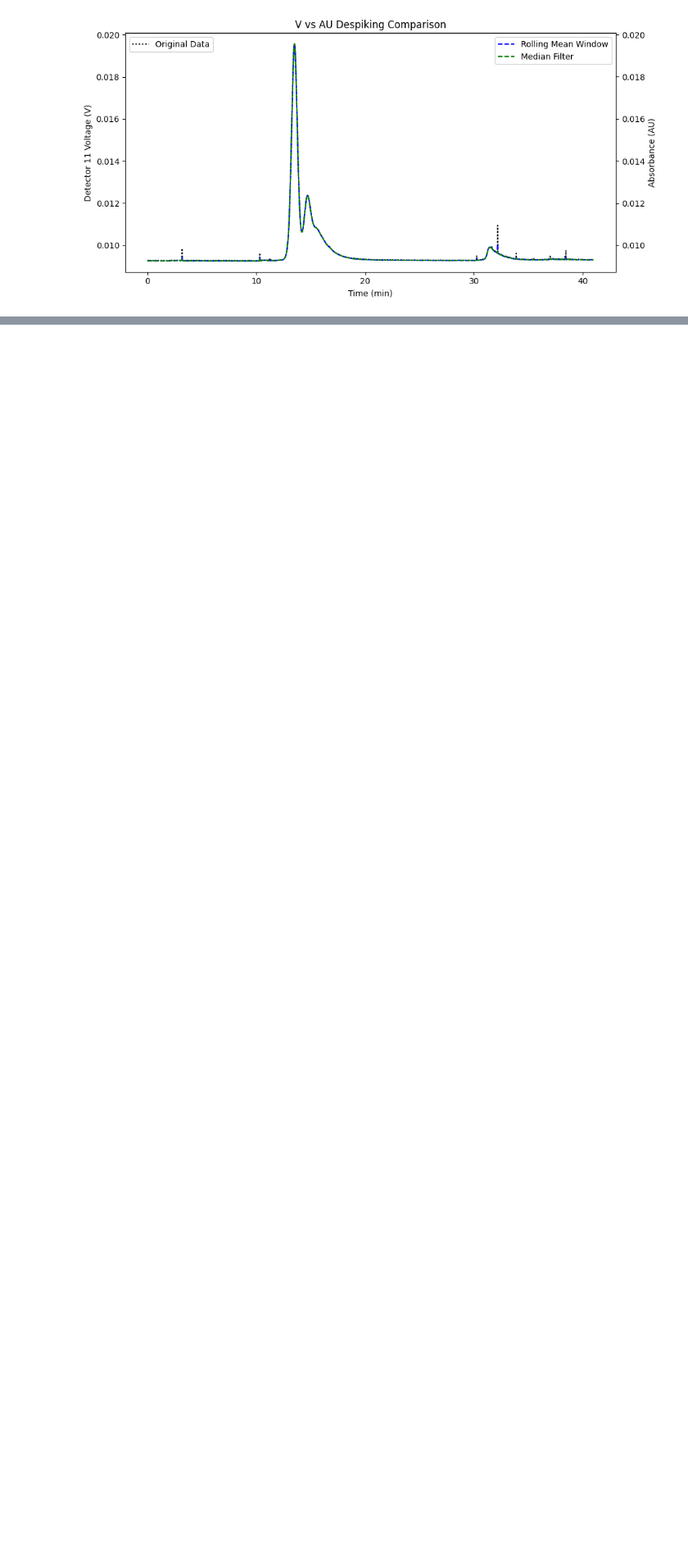
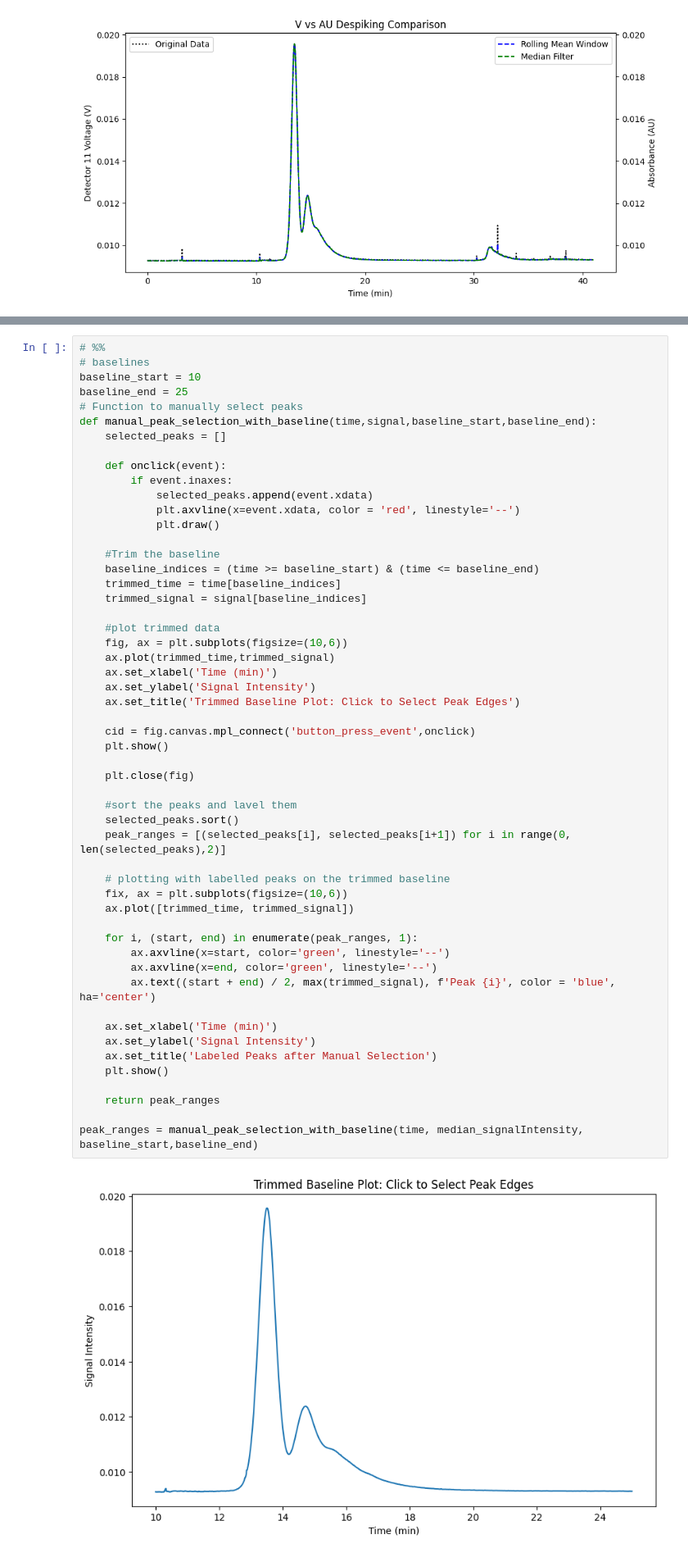
Before and after one commit to CheffySins/NMI-Placement-2024, a Jupyter notebook: Notebooks/NMI - Practical Notebook.ipynb, the cells around one changed output, grey strips where cells are left out. Shown at 82% size. Saved outputs shown, nothing was run; the diff lists cells and outputs as text; blank space fills up the shorter version.

```diff
--- a/Notebooks/NMI - Practical Notebook.ipynb
+++ b/Notebooks/NMI - Practical Notebook.ipynb
@@ -147,0 +207,55 @@ plt.show()
+# %%
+# %%
+# baselines
+baseline_start = 10
+baseline_end = 25
+# Function to manually select peaks
+def manual_peak_selection_with_baseline(time,signal,baseline_start,baseline_end):
+    selected_peaks = []
+
+    def onclick(event):
+        if event.inaxes:
+            selected_peaks.append(event.xdata)
+            plt.axvline(x=event.xdata, color = 'red', linestyle='--')
+            plt.draw()
+
+    #Trim the baseline
+    baseline_indices = (time >= baseline_start) & (time <= baseline_end)
+    trimmed_time = time[baseline_indices]
+    trimmed_signal = signal[baseline_indices]
+
+    #plot trimmed data
+    fig, ax = plt.subplots(figsize=(10,6))
+    ax.plot(trimmed_time,trimmed_signal)
+    ax.set_xlabel('Time (min)')
+    ax.set_ylabel('Signal Intensity')
+    ax.set_title('Trimmed Baseline Plot: Click to Select Peak Edges')
+
+    cid = fig.canvas.mpl_connect('button_press_event',onclick)
+    plt.show()
+
+    plt.close(fig)
+
+    #sort the peaks and lavel them
+    selected_peaks.sort()
+    peak_ranges = [(selected_peaks[i], selected_peaks[i+1]) for i in range(0, len(selected_peaks),2)]
+
+    # plotting with labelled peaks on the trimmed baseline
+    fix, ax = plt.subplots(figsize=(10,6))
+    ax.plot([trimmed_time, trimmed_signal])
+
+    for i, (start, end) in enumerate(peak_ranges, 1):
+        ax.axvline(x=start, color='green', linestyle='--')
+        ax.axvline(x=end, color='green', linestyle='--')
+        ax.text((start + end) / 2, max(trimmed_signal), f'Peak {i}', color = 'blue', ha='center')
+
+    ax.set_xlabel('Time (min)')
+    ax.set_ylabel('Signal Intensity')
+    ax.set_title('Labeled Peaks after Manual Selection')
+    plt.show()
+
+    return peak_ranges
+
+peak_ranges = manual_peak_selection_with_baseline(time, median_signalIntensity, baseline_start,baseline_end)
+# %% [output]
+[figure, added]
```
Also changed, not shown: parts of 13 cells of this notebook, 5 other files.
